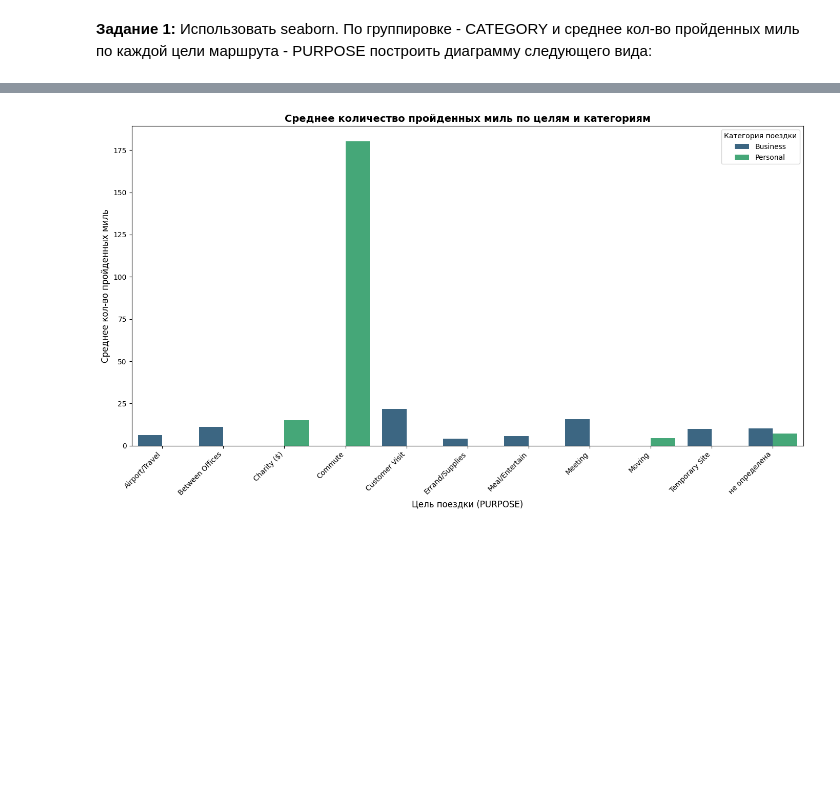
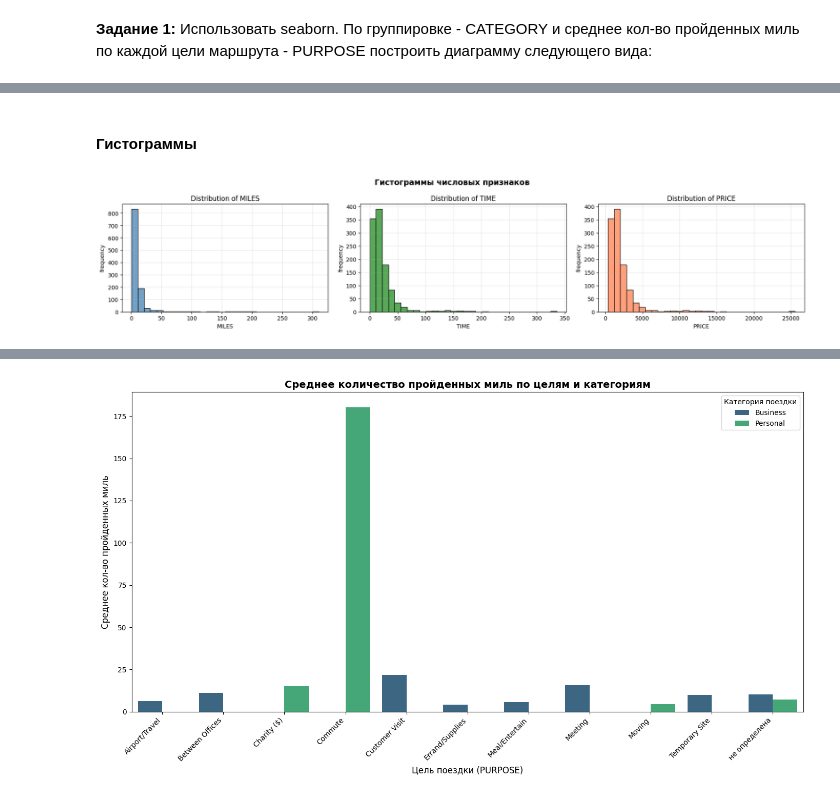
Before and after one commit to kraggg/DataAnalysis, a Jupyter notebook: ЛР_2_Бабенко_8.ipynb, the cells around one changed output, grey strips where cells are left out. Drawn from its saved outputs; the diff is of its cells as text; code cells hidden in the pictures; blank space fills up the shorter version.

```diff
--- a/ЛР_2_Бабенко_8.ipynb
+++ b/ЛР_2_Бабенко_8.ipynb
@@ -54,0 +148,25 @@ import matplotlib.pyplot as plt
+# %% [markdown]
+
+#### Гистограммы
+# %%
+selected_cols = ['MILES', 'TIME', 'PRICE']
+fig, axes = plt.subplots(
+    1,
+    3,
+    figsize=(18, 4)
+)
+sns.histplot(df['MILES'], bins=30, ax=axes[0], color='steelblue')
+sns.histplot(df['TIME'], bins=30, ax=axes[1], color='forestgreen')
+sns.histplot(df['PRICE'], bins=30, ax=axes[2], color='coral')
+
+for i in range(3):
+    axes[i].set_ylabel('frequency')
+    axes[i].set_xlabel(selected_cols[i])
+    axes[i].set_title(f'Distribution of {selected_cols[i]}')
+    axes[i].grid(True, alpha=0.3)
+
+plt.suptitle('Гистограммы числовых признаков', fontsize=14, fontweight='bold')
+plt.tight_layout()
+plt.show()
+# %% [output]
+[figure, added]
```
Also changed, not shown: parts of 55 cells of this notebook.
